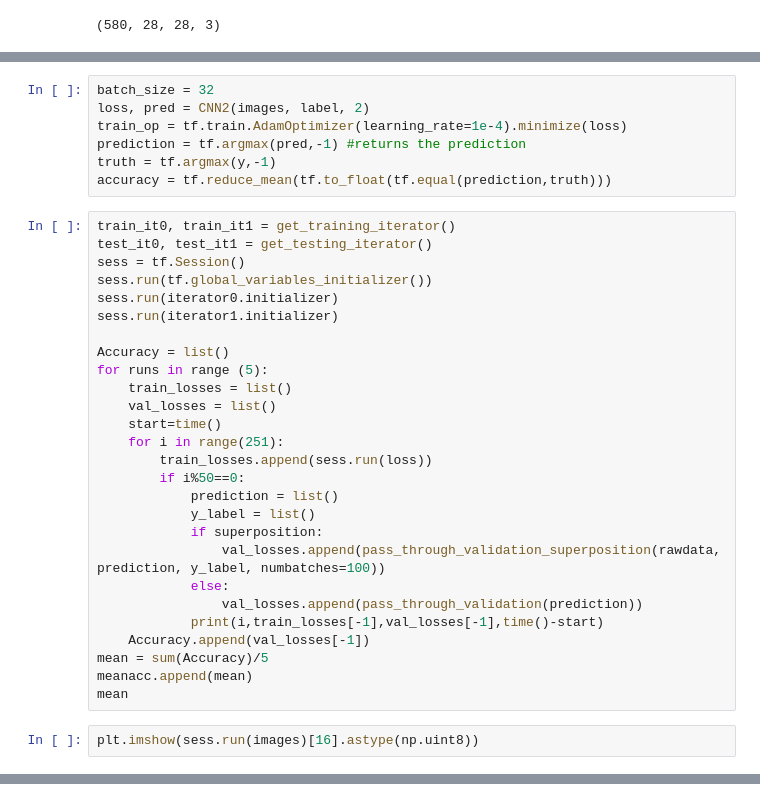
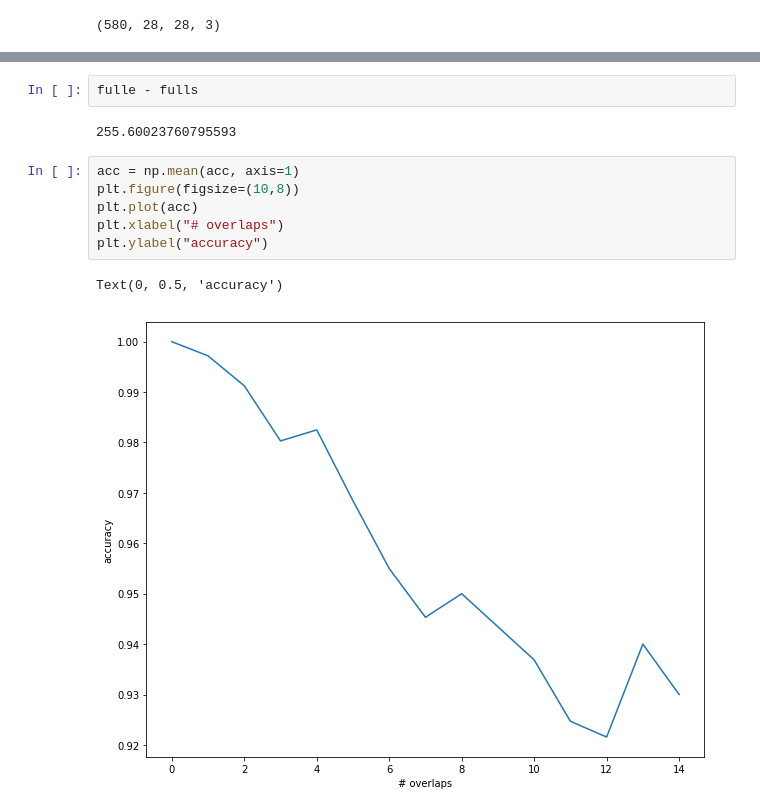
Before and after one commit to isildur7/BME-590-Spring-2019, a Jupyter notebook: final_project/Optimal_Illumination_for_overlapped_imaging.ipynb, the cells around one changed output, grey strips where cells are left out. Drawn from its saved outputs; the diff is of its cells as text.

```diff
--- a/final_project/Optimal_Illumination_for_overlapped_imaging.ipynb
+++ b/final_project/Optimal_Illumination_for_overlapped_imaging.ipynb
@@ -99,36 +104,0 @@ def CNN2(net,labels,numcategories=10):
-# %%
-batch_size = 32
-loss, pred = CNN2(images, label, 2)
-train_op = tf.train.AdamOptimizer(learning_rate=1e-4).minimize(loss)
-prediction = tf.argmax(pred,-1) #returns the prediction
-truth = tf.argmax(y,-1)
-accuracy = tf.reduce_mean(tf.to_float(tf.equal(prediction,truth)))
-# %%
-train_it0, train_it1 = get_training_iterator()
-test_it0, test_it1 = get_testing_iterator()
-sess = tf.Session()
-sess.run(tf.global_variables_initializer())
-sess.run(iterator0.initializer)
-sess.run(iterator1.initializer)
-
-Accuracy = list()
-for runs in range (5):
-    train_losses = list()
-    val_losses = list()
-    start=time()
-    for i in range(251):
-        train_losses.append(sess.run(loss))
-        if i%50==0:
-            prediction = list()
-            y_label = list()
-            if superposition:
-                val_losses.append(pass_through_validation_superposition(rawdata, prediction, y_label, numbatches=100))
-            else:
-                val_losses.append(pass_through_validation(prediction))
-            print(i,train_losses[-1],val_losses[-1],time()-start)
-    Accuracy.append(val_losses[-1])
-mean = sum(Accuracy)/5
-meanacc.append(mean)
-mean
-# %%
-plt.imshow(sess.run(images)[16].astype(np.uint8))
@@ -137,0 +185,13 @@ plt.imshow(sess.run(images)[16].astype(np.uint8))
+# %%
+fulle - fulls
+# %% [output]
+255.60023760795593
+# %%
+acc = np.mean(acc, axis=1)
+plt.figure(figsize=(10,8))
+plt.plot(acc)
+plt.xlabel("# overlaps")
+plt.ylabel("accuracy")
+# %% [output]
+Text(0, 0.5, 'accuracy')
+[figure, added]
```
Also changed, not shown: parts of 11 cells of this notebook, 1 other file.
